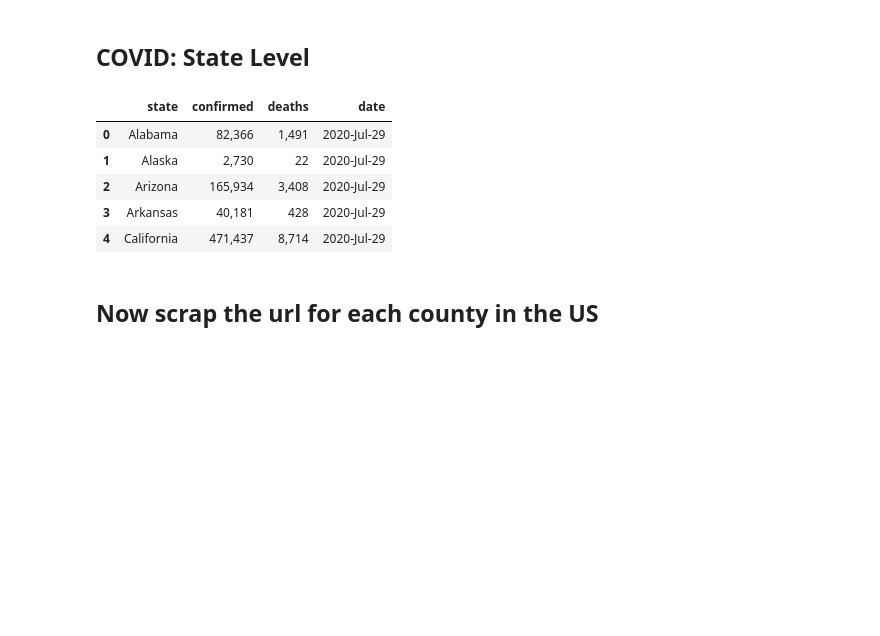
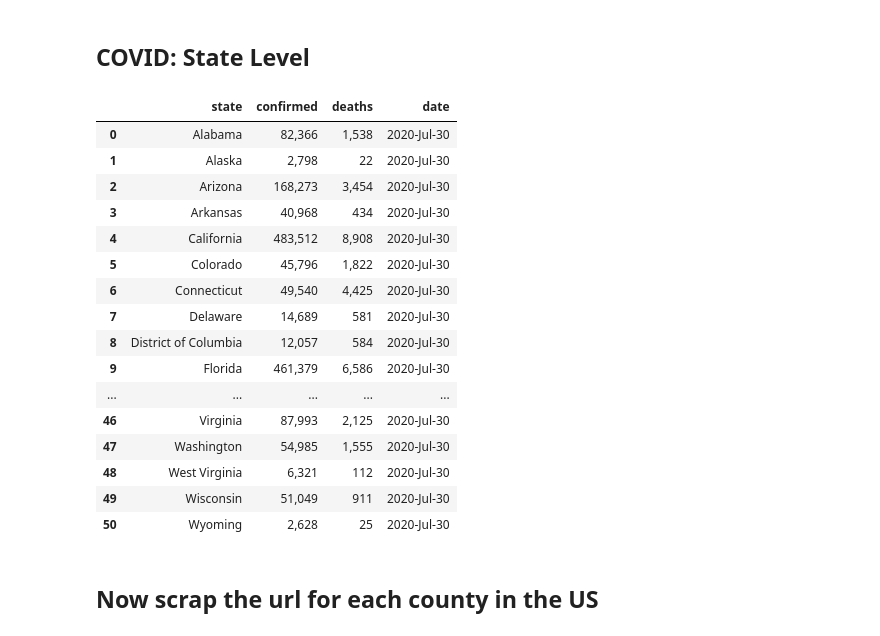
Before and after one commit to lewisaaronpaul/ETL_Proposal_Team_ETL_06, a Jupyter notebook: etl_project.ipynb, the cells around one changed output. Drawn from its saved outputs; the diff is of its cells as text; code cells hidden in the pictures; blank space fills up the shorter version.

```diff
--- a/etl_project.ipynb
+++ b/etl_project.ipynb
@@ -106,14 +106,25 @@ covid_state_dict["date"] = date_list
 # %%
 # Create the DataFrame.
 covid_state_df = pd.DataFrame(data = covid_state_dict)
-covid_state_df.head()
+covid_state_df #.head()
 # %% [output]
 |  | state | confirmed | deaths | date |
-| 0 | Alabama | 82,366 | 1,491 | 2020-Jul-29 |
-| 1 | Alaska | 2,730 | 22 | 2020-Jul-29 |
-| 2 | Arizona | 165,934 | 3,408 | 2020-Jul-29 |
-| 3 | Arkansas | 40,181 | 428 | 2020-Jul-29 |
-| 4 | California | 471,437 | 8,714 | 2020-Jul-29 |
+| 0 | Alabama | 82,366 | 1,538 | 2020-Jul-30 |
+| 1 | Alaska | 2,798 | 22 | 2020-Jul-30 |
+| 2 | Arizona | 168,273 | 3,454 | 2020-Jul-30 |
+| 3 | Arkansas | 40,968 | 434 | 2020-Jul-30 |
+| 4 | California | 483,512 | 8,908 | 2020-Jul-30 |
+| 5 | Colorado | 45,796 | 1,822 | 2020-Jul-30 |
+| 6 | Connecticut | 49,540 | 4,425 | 2020-Jul-30 |
+| 7 | Delaware | 14,689 | 581 | 2020-Jul-30 |
+| 8 | District of Columbia | 12,057 | 584 | 2020-Jul-30 |
+| 9 | Florida | 461,379 | 6,586 | 2020-Jul-30 |
+| ... | ... | ... | ... | ... |
+| 46 | Virginia | 87,993 | 2,125 | 2020-Jul-30 |
+| 47 | Washington | 54,985 | 1,555 | 2020-Jul-30 |
+| 48 | West Virginia | 6,321 | 112 | 2020-Jul-30 |
+| 49 | Wisconsin | 51,049 | 911 | 2020-Jul-30 |
+| 50 | Wyoming | 2,628 | 25 | 2020-Jul-30 |
 # %% [markdown]
 ## Now scrap the url for each county in the US
 # %%
```
Also changed, not shown: parts of 7 cells of this notebook, 2 other files.
